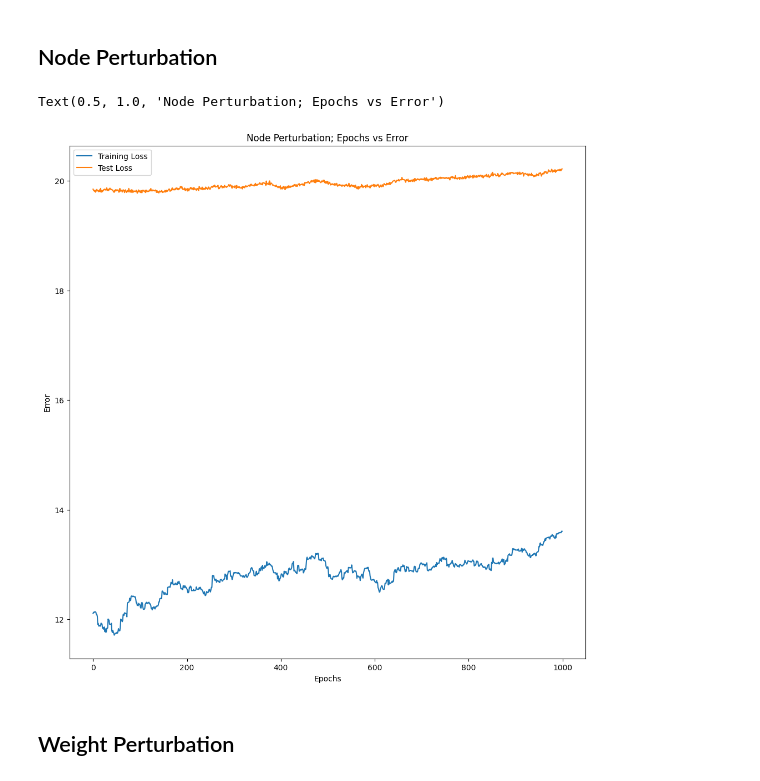
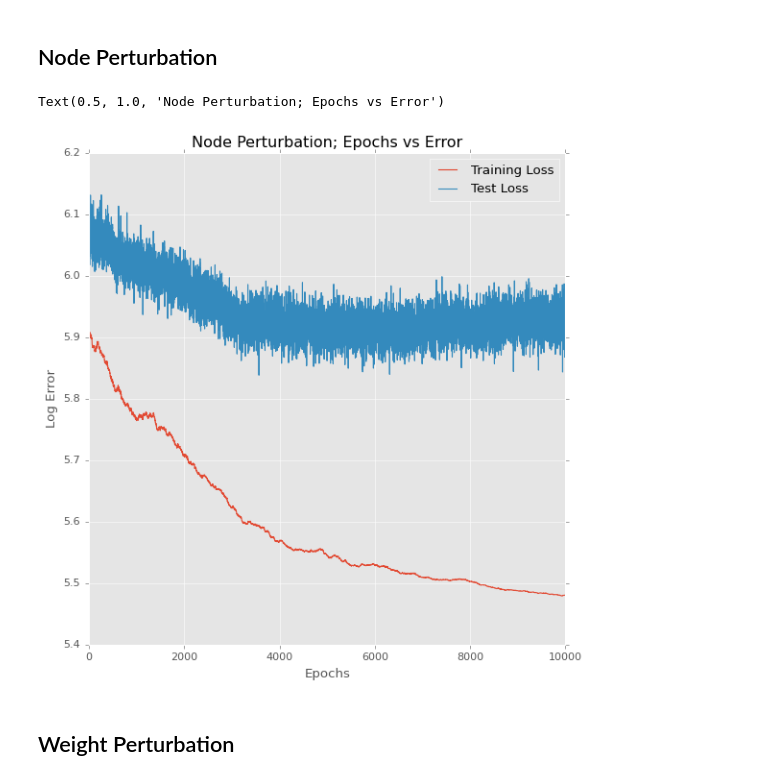
Before and after one commit to RubberNoodles/meta-MARL-neuronal-NN, a Jupyter notebook: fixed_policy.ipynb, the cells around one changed output. Cells and saved outputs as stored; diff of their text form; code cells hidden in the pictures.

```diff
--- a/fixed_policy.ipynb
+++ b/fixed_policy.ipynb
@@ -48,13 +49,14 @@ wy_dad = torch.normal(torch.zeros(Ly,Lh), torch.ones(Ly,Lh))
 
 
 ## The idea is we want the son to converge to the dad.
+N = 512
+x = torch.normal(torch.zeros(N, Lx), torch.ones(N, Lx))
 
-x = torch.normal(torch.zeros(1000, Lx), torch.ones(1000, Lx))
+zeta = torch.normal(torch.zeros(N,Ly), 0.1*torch.ones(N,Ly))
+target = (wy_dad @ F.relu(wh_dad @ x.T)).T + zeta
 
-target = (wy_dad @ F.relu(wh_dad @ x.T)).T
-
-optimizer = optim.SGD(net.parameters(), lr=0.001)
-epochs = torch.arange(300)
+optimizer = optim.SGD(net.parameters(), lr=0.01)
+epochs = torch.arange(1e5)
 criterion = nn.MSELoss()
 # %%
 errors = []
@@ -63,17 +65,18 @@ test_errors = []
 for epoch in epochs:
 
   optimizer.zero_grad()   # zero the gradient buffers
-  output = net(x)
+  output = net_ts(x)
   loss = criterion(output, target)
   loss.backward()
   optimizer.step()
 
   # update_online(w,x, 1/(13+N))
   with torch.no_grad():
-    x_test = torch.normal(torch.zeros(1000, Lx), torch.ones(1000, Lx))
-
-    test_target = (wy_dad @ F.relu(wh_dad @ x_test.T)).T
-    test_output = net(x_test)
+    test_N = 1000
+    x_test = torch.normal(torch.zeros(test_N, Lx), torch.ones(test_N, Lx))
+    zeta = torch.normal(torch.zeros(test_N,Ly), 0.1*torch.ones(test_N,Ly))
+    test_target = (wy_dad @ F.relu(wh_dad @ x_test.T)).T + zeta
+    test_output = net_ts(x_test)
     test_loss = criterion(test_output, test_target)
     test_errors.append(float(torch.log(test_loss)))
 
@@ -84,7 +87,7 @@ plt.plot(epochs, errors, label = "Training Loss")
 plt.plot(epochs, test_errors, label = "Test Loss")
 plt.legend()
 plt.xlabel("Epochs")
-plt.ylabel("Error")
+plt.ylabel("Log Error")
 plt.title("Online Gradient Descent; Epochs vs Error")
 # %% [output]
 Text(0.5, 1.0, 'Online Gradient Descent; Epochs vs Error')
@@ -140,43 +141,45 @@ wy_dad = np.random.normal(size = (Ly,Lh))
 
 errors = []
 test_errors = []
 testing = True
 
-x = np.random.normal(size = (Lx))
+N = 512
+x = np.random.normal(size = (N, Lx)) # In transposed form for
+target = relu(relu(x @ wh_dad.T)@ wy_dad.T)
+
+loss_fn = lambda A,B: np.mean(0.5*(A-B)**2)
 
 for epoch in epochs:
-  wy = wy_dad - wy_son
-  wh = wh_dad - wh_son
+  eta = 0.01
 
-  eta = 0.1
-
-  hidden_update, final_update, err = update_node_pert((wy_dad, wy_son, wh_dad, wh_son), x, eta, sigma = 1/(Lh * Ly))
+  hidden_update, final_update, err = update_node_pert((wy_son, wh_son), x, target, eta, sigma = 1/(N * Lh * Ly), loss_fn=loss_fn)
   # update_online(w,x, 1/(13+N))
 
   wh_son -= hidden_update
   wy_son -= final_update
 
   if testing:
-    x_test = np.random.normal(torch.zeros(1000, Lx), torch.ones(1000, Lx))
+    test_N = 1024
+    x_test = np.random.normal(np.zeros((test_N, Lx)), np.ones((test_N, Lx)))
 
     test_target = (wy_dad @ relu(wh_dad @ x_test.T)).T
     test_output = (wy_son @ relu(wh_son @ x_test.T)).T
-    test_loss = 0.5 * np.linalg.norm(test_output - test_target)**2
+    test_loss = loss_fn(test_output, test_target)
     test_errors.append(float(np.log(test_loss)))
 
   errors.append(np.log(err))
 
 plt.figure(figsize = (8,8))
 plt.plot(epochs, errors, label = "Training Loss")
 if testing:
     plt.plot(epochs, test_errors, label = "Test Loss")
 plt.legend()
 plt.xlabel("Epochs")
-plt.ylabel("Error")
+plt.ylabel("Log Error")
 plt.title("Node Perturbation; Epochs vs Error")
 # %% [output]
 Text(0.5, 1.0, 'Node Perturbation; Epochs vs Error')
-[figure, old version]
+[figure, new version]
 # %% [markdown]
 ## Weight Perturbation
 # %%
```
Also changed, not shown: parts of 18 cells of this notebook, 5 other files.
